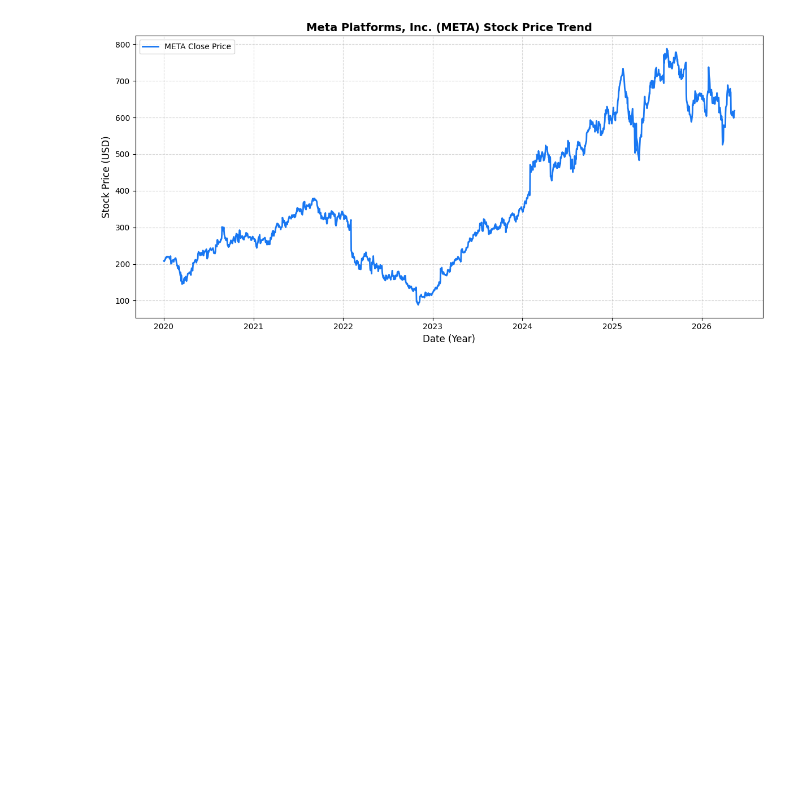
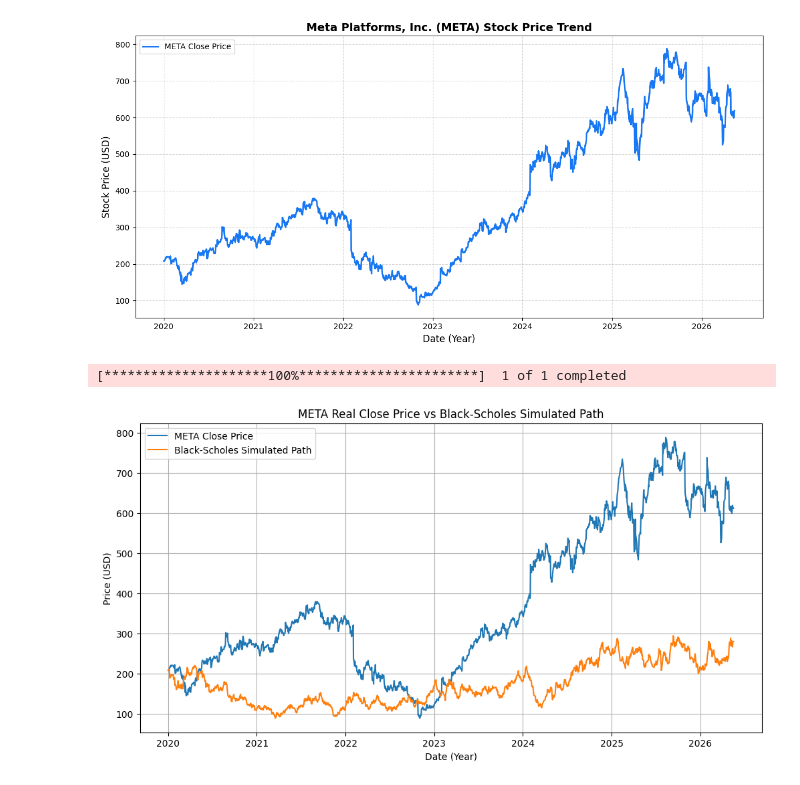
Before and after one commit to lophmm/AI-Research-Project, a Jupyter notebook: notebooks/black-scholes.ipynb, the cells around one changed output. Saved outputs shown, nothing was run; the diff lists cells and outputs as text; code cells hidden in the pictures; blank space fills up the shorter version.

Commit message:
Plot META vs BS

```diff
--- a/notebooks/black-scholes.ipynb
+++ b/notebooks/black-scholes.ipynb
@@ -30,3 +33,45 @@ plt.savefig(
 plt.show()
 # %% [output]
 [figure]
+# %%
+meta = yf.download("META", start="2020-01-01")
+
+prices = meta['Close']['META']
+log_returns = np.log(prices / prices.shift(1))
+mu = float(log_returns.mean() * 252)
+sigma = float(log_returns.std() * np.sqrt(252))
+
+# Time grid
+N = len(prices)
+T = N / 252
+dt = 1 / 252
+
+# BS data frame
+S0 = float(prices.iloc[0])
+S_sim = [S0]
+
+# Compute d1 and d2 over time
+for t in range(1,N):
+    Z = np.random.normal()
+    S_next = S_sim[-1]*np.exp((mu-0.5*sigma**2)*dt+sigma*np.sqrt(dt)*Z)
+    S_sim.append(S_next)
+
+
+plt.figure(figsize=(12, 6))
+plt.plot(meta.index, prices, label="META Close Price")
+plt.plot(meta.index, S_sim, label="Black-Scholes Simulated Path")
+
+plt.xlabel("Date (Year)")
+plt.ylabel("Price (USD)")
+plt.title("META Real Close Price vs Black-Scholes Simulated Path")
+plt.legend()
+plt.grid(True)
+plt.savefig(
+    "../figures/meta_close_price_vs_BS_path.png",
+    dpi=300,
+    bbox_inches='tight'
+)
+plt.show()
+# %% [output]
+[*********************100%***********************]  1 of 1 completed
+[figure, added]
```
Also changed, not shown: parts of 1 cell of this notebook, 9 other files.
